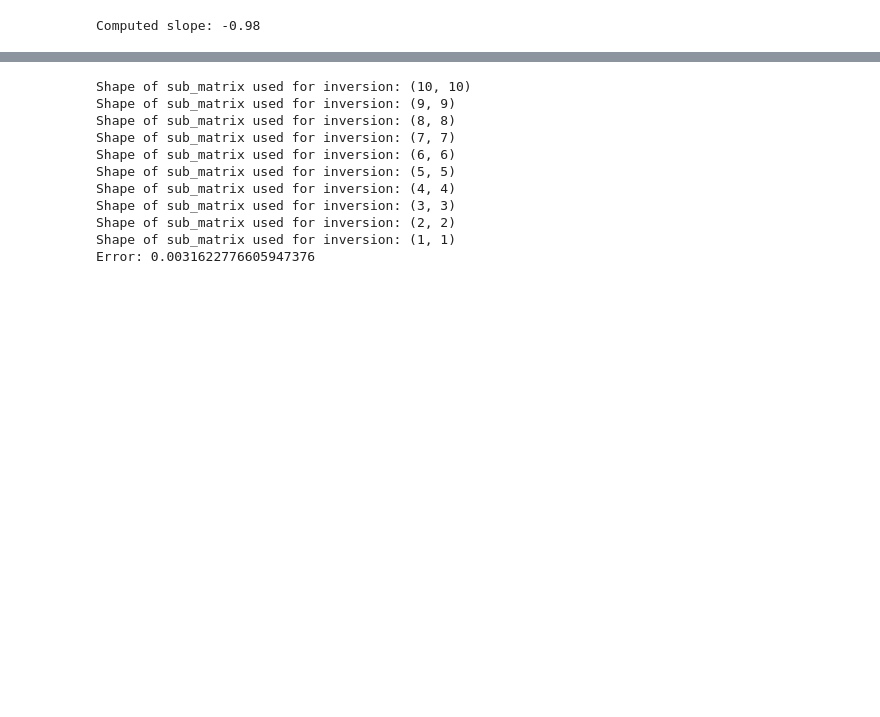
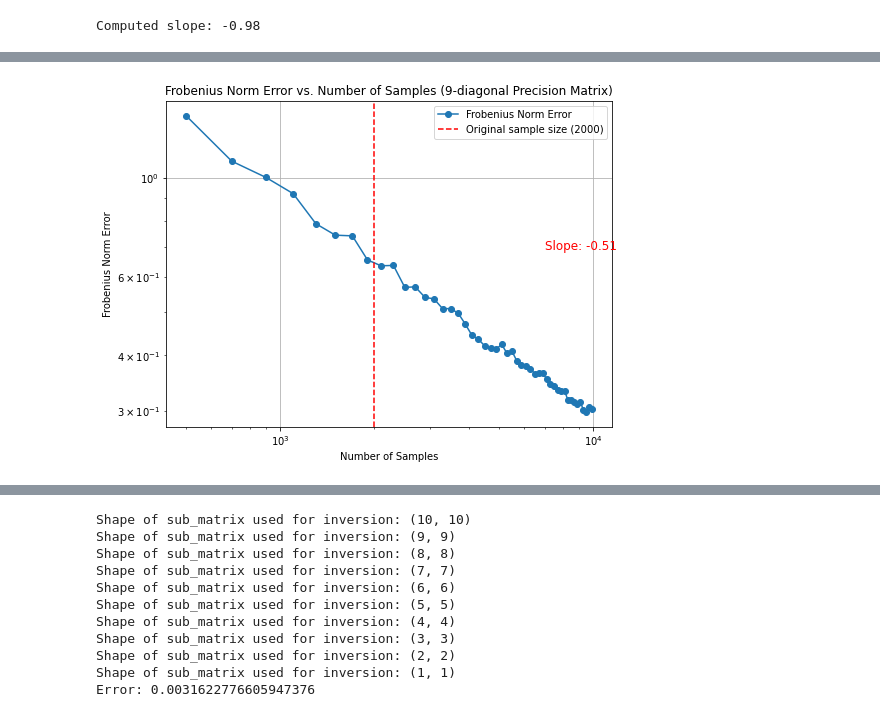
Before and after one commit to kingsleyyeon/PrecisionMatEst, a Jupyter notebook: scalinglimits.ipynb, the cells around one changed output, grey strips where cells are left out. Cells and saved outputs as stored; diff of their text form; code cells hidden in the pictures; blank space fills up the shorter version.

```diff
--- a/scalinglimits.ipynb
+++ b/scalinglimits.ipynb
@@ -602,0 +739,78 @@ Computed slope: -0.98
+# %%
+import numpy as np
+import cvxpy as cp
+import pandas as pd
+import matplotlib.pyplot as plt
+
+def generate_l_diagonal_matrix(n, l, diag_mean=-2, diag_std=0.5, offdiag_mean=1, offdiag_std=0.2):
+    matrix = np.zeros((n, n))
+    main_diag = np.random.normal(diag_mean, diag_std, n)
+    np.fill_diagonal(matrix, main_diag)
+    for band in range(1, l):
+        off_diag = np.random.normal(offdiag_mean, offdiag_std, n - band)
+        matrix += np.diag(off_diag, k=band) + np.diag(off_diag, k=-band)
+    min_eig = np.min(np.linalg.eigvalsh(matrix))
+    if min_eig <= 0:
+        matrix += np.eye(n) * (0.1 - min_eig)
+    return matrix
+
+def create_sparsity_pattern(n, l):
+    sparsity_pattern = []
+    for i in range(n):
+        indices = [i]
+        for band in range(1, l):
+            if i - band >= 0:
+                indices.append(i - band)
+            if i + band < n:
+                indices.append(i + band)
+        sparsity_pattern.append(sorted(set(indices)))
+    return sparsity_pattern
+
+def estimate_theta(YTY, sparsity_pattern, n, m):
+    Theta = cp.Variable((n, n), PSD=True)
+    constraints = [Theta[i, j] == 0 for i in range(n) for j in range(n) if j not in sparsity_pattern[i]]
+    objective = cp.Minimize(0.5 * cp.trace(Theta @ YTY) - (m / 2) * cp.log_det(Theta))
+    problem = cp.Problem(objective, constraints)
+    problem.solve(solver=cp.SCS, verbose=False)
+    return Theta.value
+
+n = 15
+l = 5
+true_theta = generate_l_diagonal_matrix(n, l)
+true_cov = np.linalg.inv(true_theta)
+
+num_trials = 50
+sample_sizes = range(500, 10001, 200)
+frobenius_errors = []
+
+sparsity_pattern = create_sparsity_pattern(n, l)
+
+for m in sample_sizes:
+    errors = []
+    for trial in range(num_trials):
+        Y = np.random.multivariate_normal(np.zeros(n), true_cov, size=m)
+        YTY = Y.T @ Y
+        Theta_est = estimate_theta(YTY, sparsity_pattern, n, m)
+        if Theta_est is not None:
+            errors.append(np.linalg.norm(Theta_est - true_theta, 'fro'))
+    frobenius_errors.append(np.mean(errors))
+    print(np.mean(errors))
+
+# Calculate slope from the last 10 points
+log_x = np.log(list(sample_sizes)[-90:])
+log_y = np.log(frobenius_errors[-90:])
+slope = (log_y[-1] - log_y[0]) / (log_x[-1] - log_x[0])
+
+plt.figure(figsize=(8, 6))
+plt.loglog(sample_sizes, frobenius_errors, marker='o', label='Frobenius Norm Error')
+plt.xlabel("Number of Samples")
+plt.ylabel("Frobenius Norm Error")
+plt.title("Frobenius Norm Error vs. Number of Samples (9-diagonal Precision Matrix)")
+plt.axvline(x=2000, color='red', linestyle='--', label='Original sample size (2000)')
+plt.text(7000, max(frobenius_errors) * 0.5, f"Slope: {slope:.2f}", fontsize=12, color='red')
+plt.legend()
+plt.grid(True)
+plt.show()
+
+print("true_theta = \n", pd.DataFrame(true_theta))
+# %% [output]
@@ -602,0 +834 @@ Computed slope: -0.98
+[figure, added]
```
Also changed, not shown: parts of 13 cells of this notebook.
